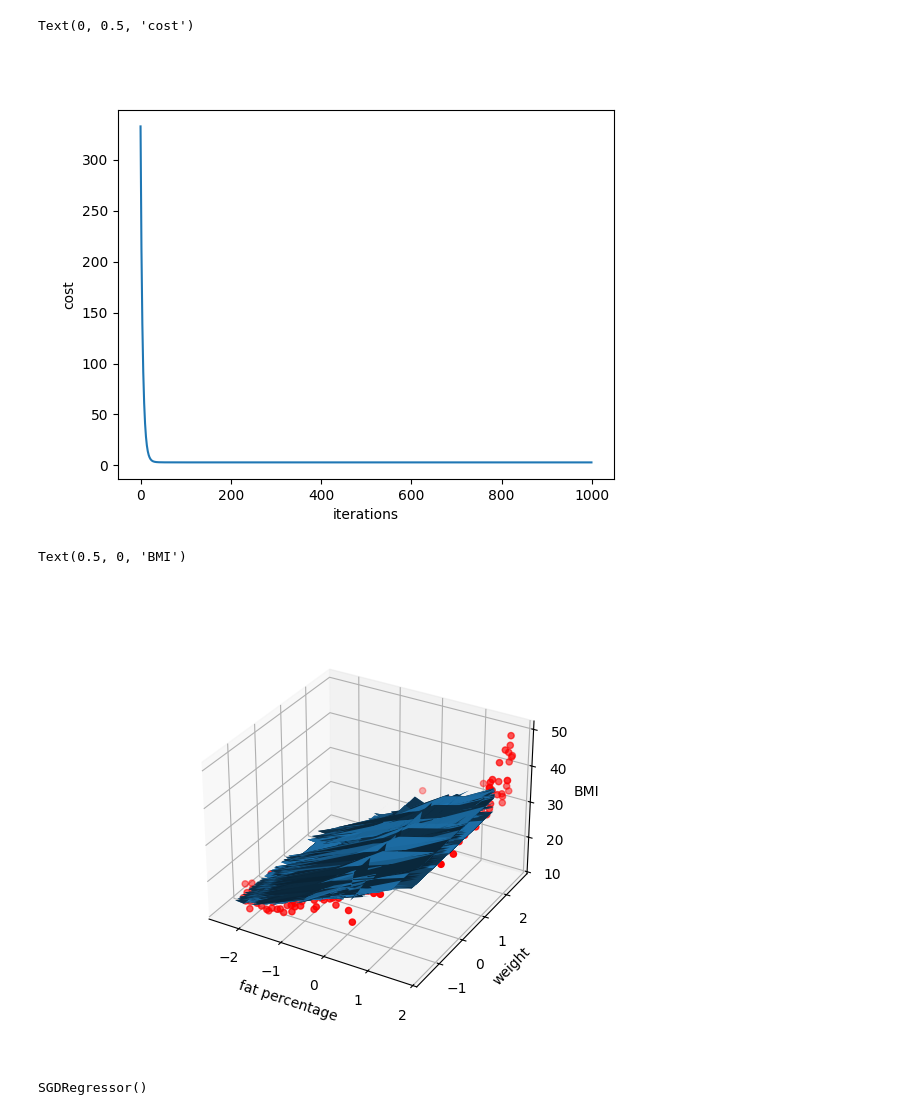
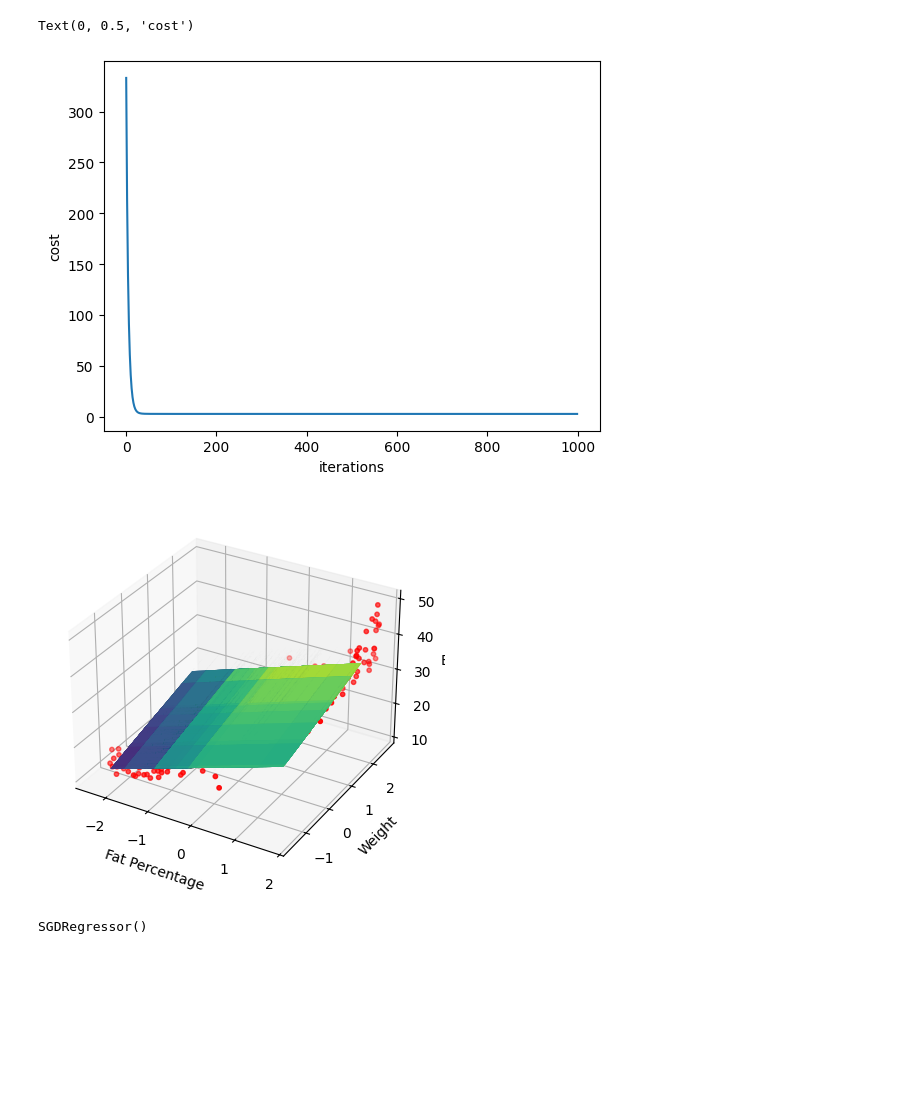
Before and after one commit to Pourixa/life-style-analyze, a Jupyter notebook: main.ipynb, the cells around one changed output. Cells and saved outputs as stored; diff of their text form; code cells hidden in the pictures; blank space fills up the shorter version.

Commit message:
Edit README and some changes to the code.
Saved images in img folder and editted the README file with compelete description of project

```diff
--- a/main.ipynb
+++ b/main.ipynb
@@ -33,7 +33,7 @@ Text(42.722222222222214, 0.5, 'BMI')
 def scale(x:np.ndarray,scaling:int=0):
     """
     x (ndarray) : feature values
-    scaling (int) : Scaling Technique
+    scaling (int) : Scaling method
     0 (feature scaling) : min/max < x/max < max/max
     1 (mean normalization) :  x = (x-mean)/max-min
     2 (z-score normalization) : x = (x-mean)/standard-deviation
@@ -211,7 +211,7 @@ plt_cost2.set_xlabel("iterations")
 plt_cost2.set_ylabel("cost")
 # %% [output]
 Text(0, 0.5, 'cost')
-[figure, old version]
+[figure, new version]
 # %%
 #removing one feature to plot easily
 x21=fat_p
@@ -220,19 +220,25 @@ x21=scale(x21,2)
 x23=scale(x23,2)
 w2,b2,cost2,iters2=multiple_linear_regression_gradient_descent(x21,x23,y=y.to_numpy(),alpha=0.1,cost=True)
 # %%
-x2=np.array((x21[:500],x23[:500]))
-X21,X23 = np.meshgrid(x21[:500],x23[:500])
-f2 = np.dot(w2.T,x2)+ b2
-fig3=plt.figure()
-ax3 = fig3.add_subplot(111,projection="3d")
-ax3.plot_surface(X21,X23,f2,label="mine")
-ax3.scatter(x21[:500],x23[:500],y[:500],color="red")
-ax3.set_xlabel("fat percentage")
-ax3.set_ylabel("weight")
+X21, X23 = np.meshgrid(x21[:500], x23[:500])
+
+X2 = np.vstack((X21.ravel(), X23.ravel()))
+
+f2 = np.dot(w2.T, X2) + b2
+f2 = f2.reshape(X21.shape)
+
+fig3 = plt.figure()
+ax3 = fig3.add_subplot(111, projection="3d")
+ax3.plot_surface(X21, X23, f2, cmap="viridis", alpha=0.8, antialiased=True)
+ax3.scatter(x21[:500], x23[:500], y[:500], color="red", s=10)
+
+ax3.set_xlabel("Fat Percentage")
+ax3.set_ylabel("Weight")
 ax3.set_zlabel("BMI")
+
+plt.show()
 # %% [output]
-Text(0.5, 0, 'BMI')
-[figure, old version]
+[figure, new version]
 # %%
 #sklearn multiple linear regression
 xs21=fat_p.to_numpy().reshape((-1,1))
```
Also changed, not shown: parts of 15 cells of this notebook, 16 other files.
